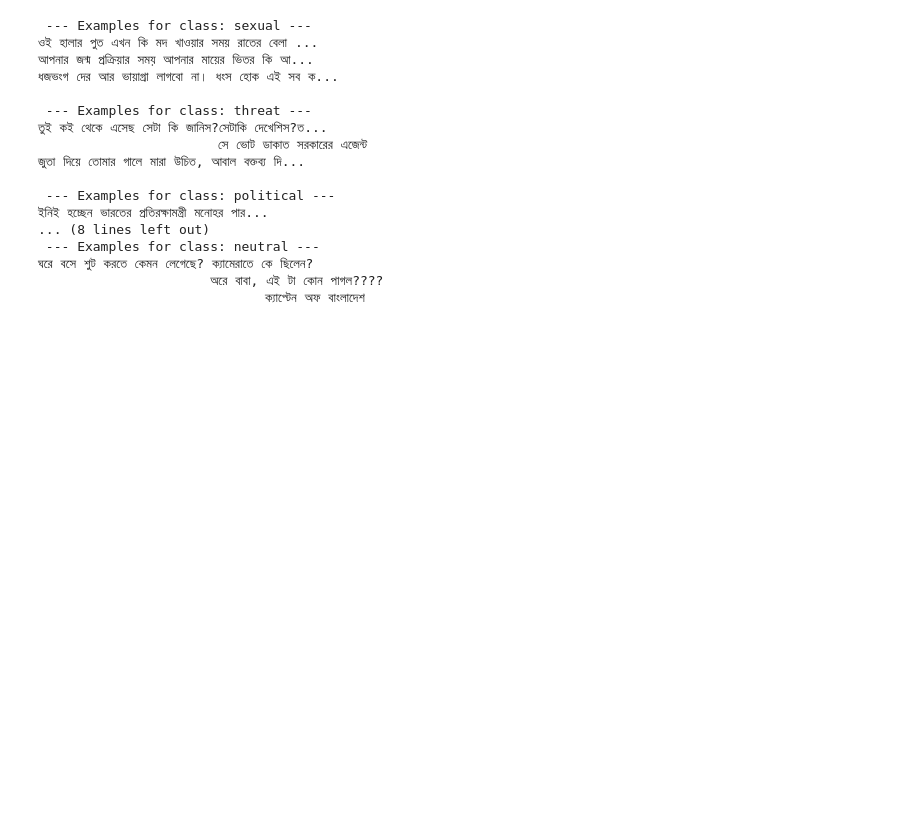
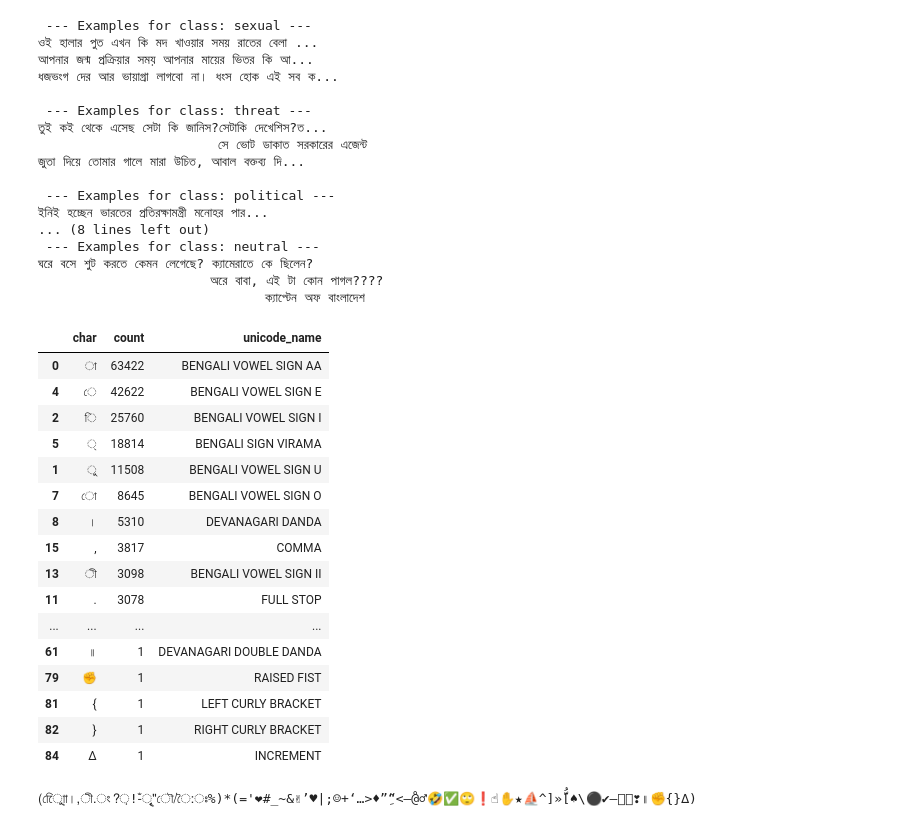
Before and after one commit to Benjamin-GitHub/bangla_cyberbullying_dl, a Jupyter notebook: notebooks/eda.ipynb, the cells around one changed output. Cells and saved outputs as stored; diff of their text form; code cells hidden in the pictures; blank space fills up the shorter version.

Commit message:
Data preparation based on EDA and using the notebook version to check the results

```diff
--- a/notebooks/eda.ipynb
+++ b/notebooks/eda.ipynb
@@ -481,3 +496,53 @@ for label in df['Label'].unique():
 ঘরে বসে শুট করতে কেমন লেগেছে? ক্যামেরাতে কে ছিলেন?
                       অরে বাবা, এই টা কোন পাগল????
                              ক্যাপ্টেন অফ বাংলাদেশ
+# %%
+import collections
+import unicodedata
+
+data_path = DATA_DIR / "CyberBulling_Dataset_Bangla.xlsx"
+df_raw = pd.read_excel(data_path)
+
+all_text = " ".join(df_raw["Description"].astype(str).tolist())
+
+char_counts = collections.Counter(ch for ch in all_text)
+
+special_chars = []
+for ch, cnt in char_counts.items():
+    if not (ch.isalnum() or ch.isspace()):
+        special_chars.append({
+            "char": ch,
+            "count": cnt,
+            "unicode_name": unicodedata.name(ch, "UNKNOWN")
+        })
+
+special_chars_df = pd.DataFrame(special_chars).sort_values("count", ascending=False)
+
+# Show top 50 special characters
+special_chars_df.head(100)
+#pd.set_option('display.max_rows', None)
+# %% [output]
+|  | char | count | unicode_name |
+| 0 | া | 63422 | BENGALI VOWEL SIGN AA |
+| 4 | ে | 42622 | BENGALI VOWEL SIGN E |
+| 2 | ি | 25760 | BENGALI VOWEL SIGN I |
+| 5 | ্ | 18814 | BENGALI SIGN VIRAMA |
+| 1 | ু | 11508 | BENGALI VOWEL SIGN U |
+| 7 | ো | 8645 | BENGALI VOWEL SIGN O |
+| 8 | । | 5310 | DEVANAGARI DANDA |
+| 15 | , | 3817 | COMMA |
+| 13 | ী | 3098 | BENGALI VOWEL SIGN II |
+| 11 | . | 3078 | FULL STOP |
+| ... | ... | ... | ... |
+| 61 | ॥ | 1 | DEVANAGARI DOUBLE DANDA |
+| 79 | ✊ | 1 | RAISED FIST |
+| 81 | { | 1 | LEFT CURLY BRACKET |
+| 82 | } | 1 | RIGHT CURLY BRACKET |
+| 84 | ∆ | 1 | INCREMENT |
+# %%
+
+# all chars (ordered by frequency) in parentheses to use later in regex "Data Preparation"
+all_chars = ''.join(special_chars_df['char'].astype(str).tolist())
+print(f"({all_chars})")
+# %% [output]
+(ােি্ুো।,ী.ং?়!-ঁূৃ‌"ৌ/ৈ:ঃ%)*(='❤#_~&️✌’♥|;‍☺+‘…>♦”“َِ<–@ْ♂🤣✅🙄❗☝✋★⛵^]»[ُّ♠\⚫✔—৤❣॥✊{}∆)
```
Also changed, not shown: parts of 11 cells of this notebook, 4 other files.
